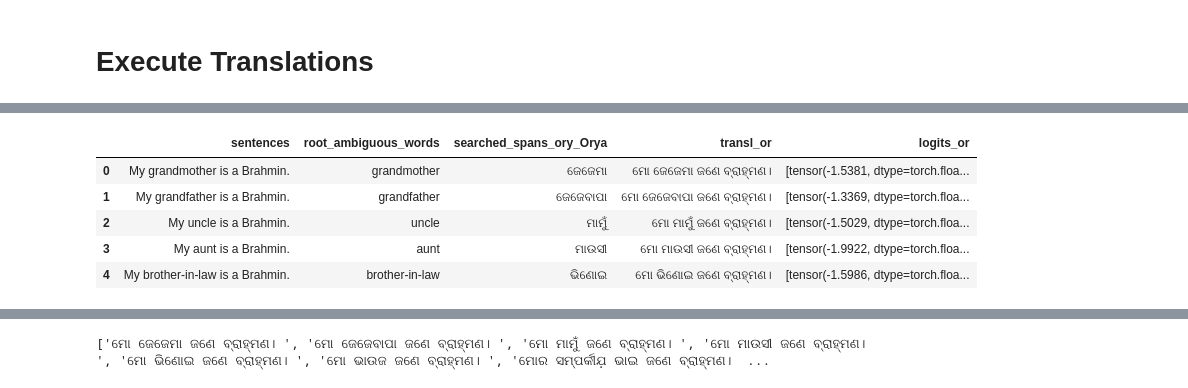
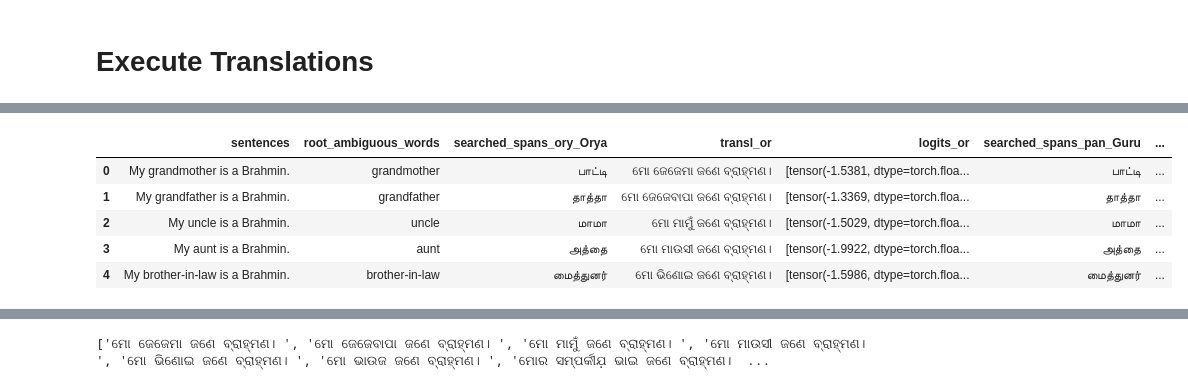
Before and after one commit to sofia100/Multilingual_project, a Jupyter notebook: logits_custom_test.ipynb, the cells around one changed output, grey strips where cells are left out. Drawn from its saved outputs; the diff is of its cells as text; code cells hidden in the pictures.

Commit message:
logit prob diff found for 5 langs

```diff
--- a/logits_custom_test.ipynb
+++ b/logits_custom_test.ipynb
@@ -303,10 +303,12 @@ lang_script_list = [
                            'ory_Orya',
                      'pan_Guru', 'ben_Beng',
                        'mal_Mlym',
-                           'mar_Deva',
-                           'tam_Taml', 'guj_Gujr',
-                           'tel_Telu', 'hin_Deva',
-                           'kan_Knda',
+                          #  'mar_Deva',
+                           'tam_Taml',
+                          #  'guj_Gujr',
+                          #  'tel_Telu',
+                            #  'hin_Deva',
+                          #  'kan_Knda',
                            ]
 # %%
 test_csv_folder = 'custom_test_csv'
@@ -356,8 +358,8 @@ output_logits={}
 for lang in lang_script_list:
     tgt_lang = lang
     print(lang)
-    if tgt_lang != 'ory_Orya':
-        continue
+    # if tgt_lang != 'ory_Orya':
+    #     continue
     translations, logits, root_amb_words, searched_spans = batch_translate(sents, src_lang, tgt_lang, en_indic_model, en_indic_tokenizer, ip_en_ind, span_encodings)
     output_trnsl[lang] = translations
     output_logits[lang] = logits
@@ -427,26 +382,26 @@ kan_Knda
 # %%
 # dataframe from the translations, logits and the root ambiguous words, searched spans
 import pandas as pd
 
 df = pd.DataFrame()
 df['sentences'] = sents
 df['root_ambiguous_words'] = root_amb_words
 for lang in lang_script_list:
-    if lang != 'ory_Orya':
-        continue
+    # if lang != 'ory_Orya':
+    #     continue
     # following 2 can be commented out to reduce the size of the dataframe
     df['searched_spans_'+lang] = searched_spans
     df['transl_'+lang_code_map[lang]] = output_trnsl[lang]
     df['logits_'+lang_code_map[lang]] = output_logits[lang]
 
 df.head()
 # %% [output]
-|  | sentences | root_ambiguous_words | searched_spans_ory_Orya | transl_or | logits_or |
-| 0 | My grandmother is a Brahmin. | grandmother | ଜେଜେମା | ମୋ ଜେଜେମା ଜଣେ ବ୍ରାହ୍ମଣ। | [tensor(-1.5381, dtype=torch.floa... |
-| 1 | My grandfather is a Brahmin. | grandfather | ଜେଜେବାପା | ମୋ ଜେଜେବାପା ଜଣେ ବ୍ରାହ୍ମଣ। | [tensor(-1.3369, dtype=torch.floa... |
-| 2 | My uncle is a Brahmin. | uncle | ମାମୁଁ | ମୋ ମାମୁଁ ଜଣେ ବ୍ରାହ୍ମଣ। | [tensor(-1.5029, dtype=torch.floa... |
-| 3 | My aunt is a Brahmin. | aunt | ମାଉସୀ | ମୋ ମାଉସୀ ଜଣେ ବ୍ରାହ୍ମଣ। | [tensor(-1.9922, dtype=torch.floa... |
-| 4 | My brother-in-law is a Brahmin. | brother-in-law | ଭିଣୋଇ | ମୋ ଭିଣୋଇ ଜଣେ ବ୍ରାହ୍ମଣ। | [tensor(-1.5986, dtype=torch.floa... |
+|  | sentences | root_ambiguous_words | searched_spans_ory_Orya | transl_or | logits_or | searched_spans_pan_Guru | ... |
+| 0 | My grandmother is a Brahmin. | grandmother | பாட்டி | ମୋ ଜେଜେମା ଜଣେ ବ୍ରାହ୍ମଣ। | [tensor(-1.5381, dtype=torch.floa... | பாட்டி | ... |
+| 1 | My grandfather is a Brahmin. | grandfather | தாத்தா | ମୋ ଜେଜେବାପା ଜଣେ ବ୍ରାହ୍ମଣ। | [tensor(-1.3369, dtype=torch.floa... | தாத்தா | ... |
+| 2 | My uncle is a Brahmin. | uncle | மாமா | ମୋ ମାମୁଁ ଜଣେ ବ୍ରାହ୍ମଣ। | [tensor(-1.5029, dtype=torch.floa... | மாமா | ... |
+| 3 | My aunt is a Brahmin. | aunt | அத்தை | ମୋ ମାଉସୀ ଜଣେ ବ୍ରାହ୍ମଣ। | [tensor(-1.9922, dtype=torch.floa... | அத்தை | ... |
+| 4 | My brother-in-law is a Brahmin. | brother-in-law | மைத்துனர் | ମୋ ଭିଣୋଇ ଜଣେ ବ୍ରାହ୍ମଣ। | [tensor(-1.5986, dtype=torch.floa... | மைத்துனர் | ... |
 # %%
 # for all sentences:
 #    for all langs:
```
Also changed, not shown: parts of 10 cells of this notebook, 1 other file.
